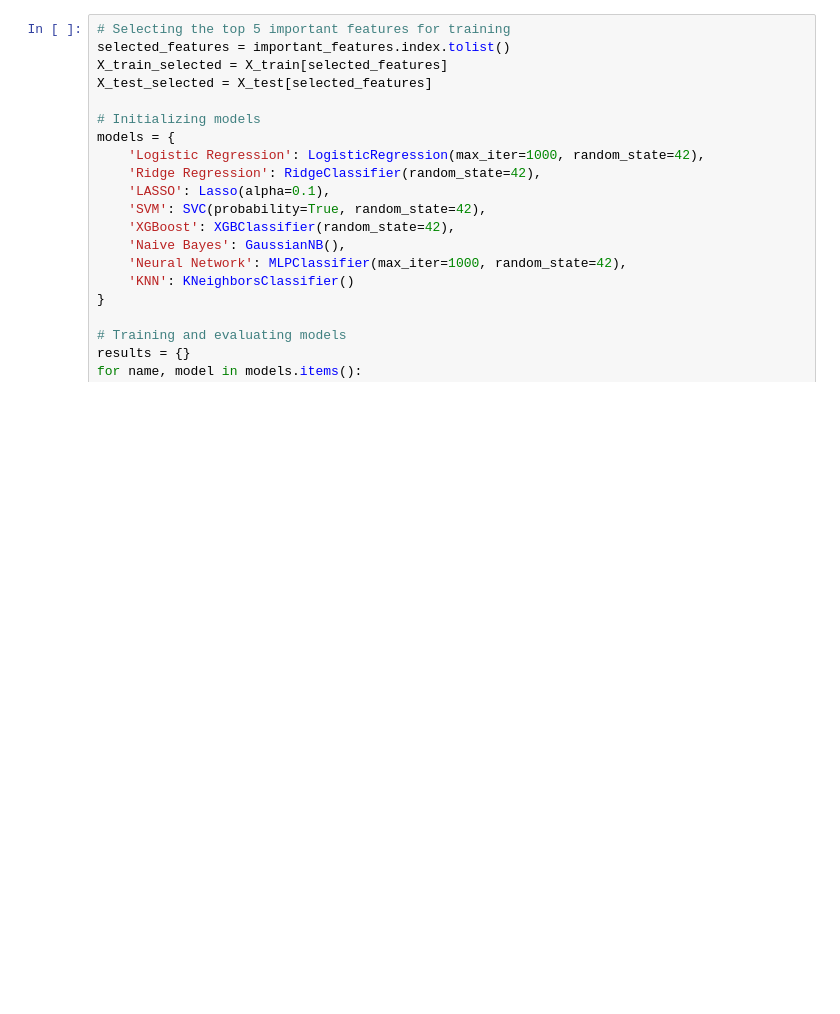
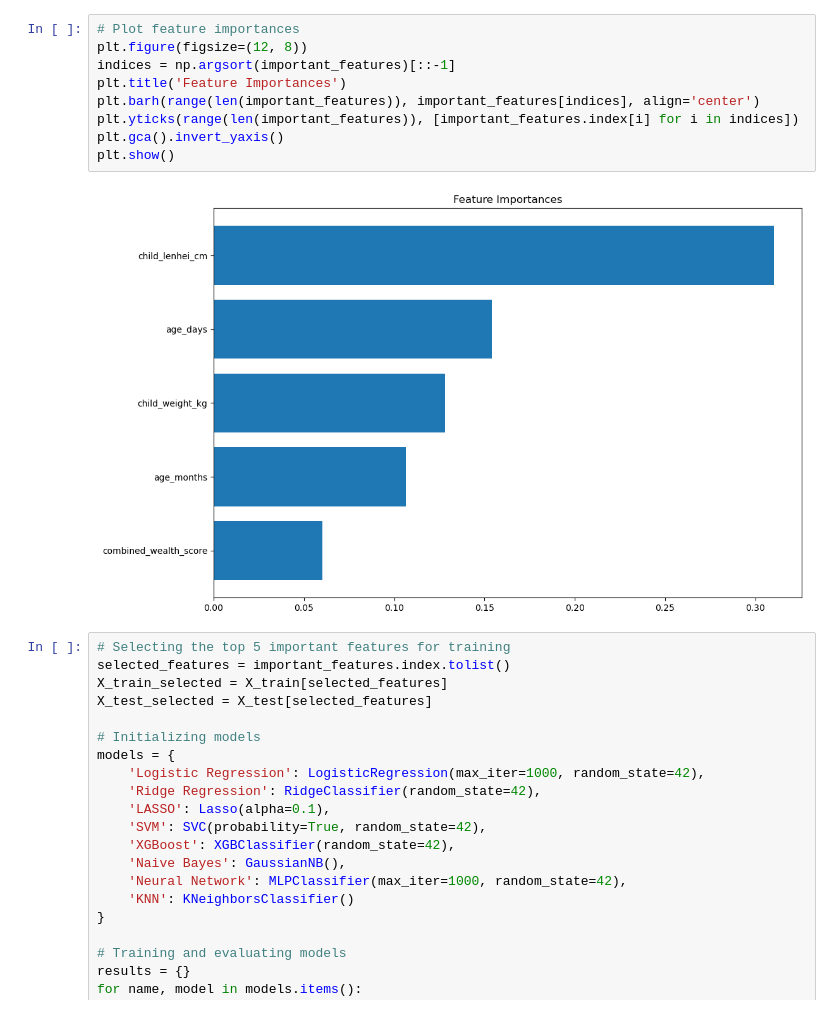
Before and after one commit to KomlaRD/predicting_stunting_machine_learning, a Jupyter notebook: stunting_ml.ipynb, the cells around one changed output. Saved outputs shown, nothing was run; the diff lists cells and outputs as text; blank space fills up the shorter version.

Commit message:
Plot important features

```diff
--- a/stunting_ml.ipynb
+++ b/stunting_ml.ipynb
@@ -52,3 +59,14 @@ important_features
+# %%
+# Plot feature importances
+plt.figure(figsize=(12, 8))
+indices = np.argsort(important_features)[::-1]
+plt.title('Feature Importances')
+plt.barh(range(len(important_features)), important_features[indices], align='center')
+plt.yticks(range(len(important_features)), [important_features.index[i] for i in indices])
+plt.gca().invert_yaxis()
+plt.show()
+# %% [output]
+[figure, added]
 # %%
 # Selecting the top 5 important features for training
 selected_features = important_features.index.tolist()
```
Also changed, not shown: parts of 3 cells of this notebook.
